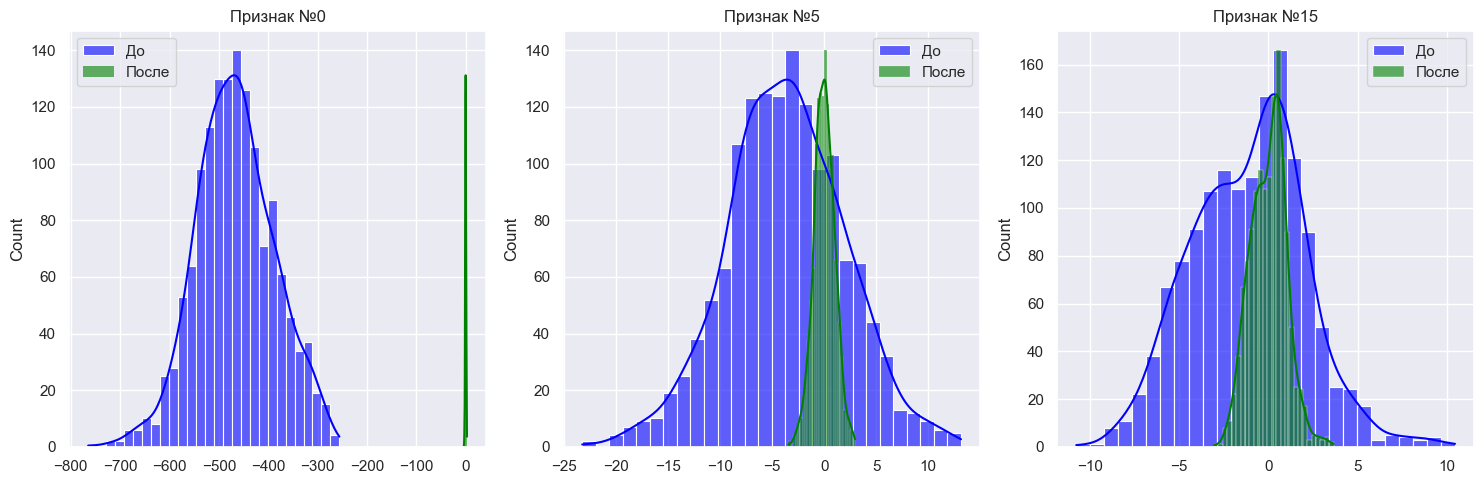
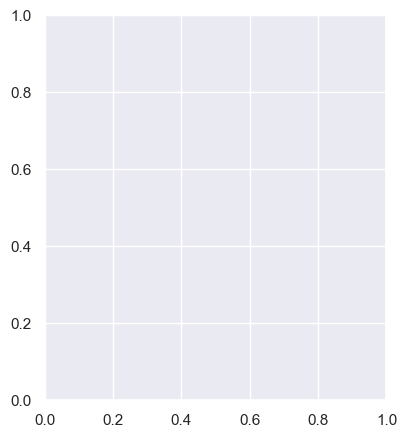
The change to this notebook cell's code, shown as a diff; its figure went from the first image to the second:
--- before
+++ after
@@ -5,5 +5,5 @@
 for i, feat in enumerate(features_to_plot):
     plt.subplot(1, 3, i+1)
-    sns.histplot(X[:, feat], kde=True, color='blue', label='До', alpha=0.6)
+    sns.histplot(X_scaled[:, feat], kde=True, color='blue', label='До', alpha=0.6)
     sns.histplot(X_scaled[:, feat], kde=True, color='green', label='После', alpha=0.6)
     plt.title(f'Признак №{feat}')

Commit: .feat